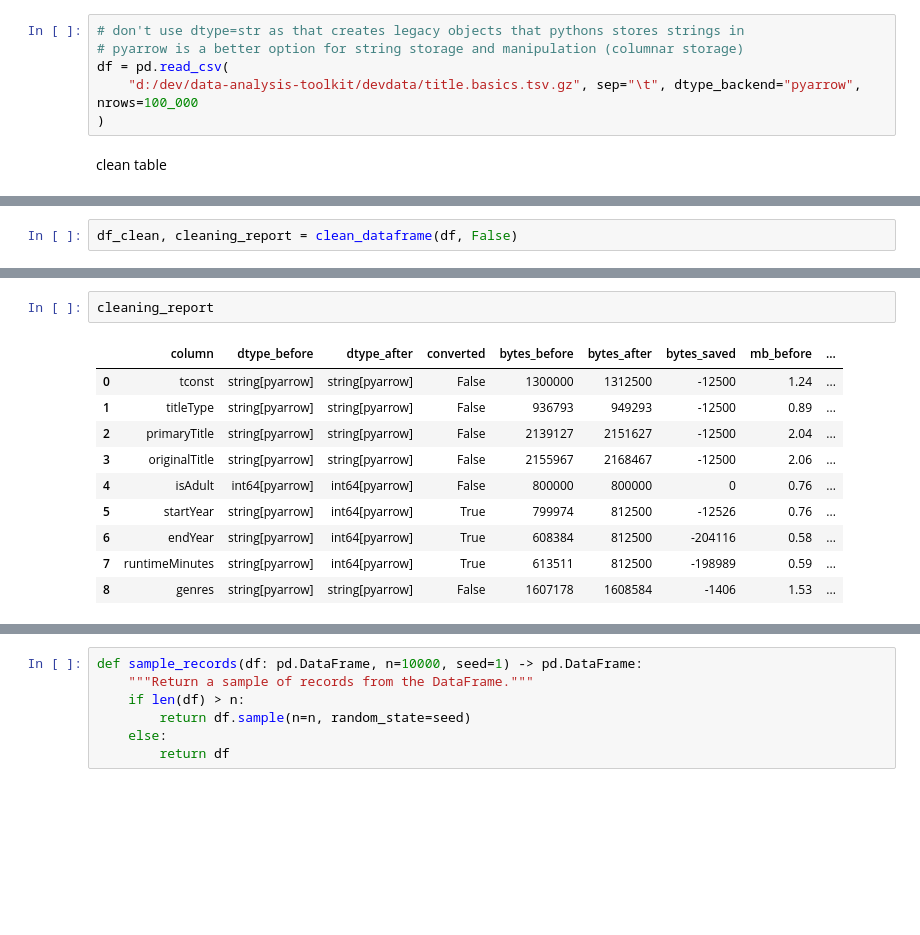
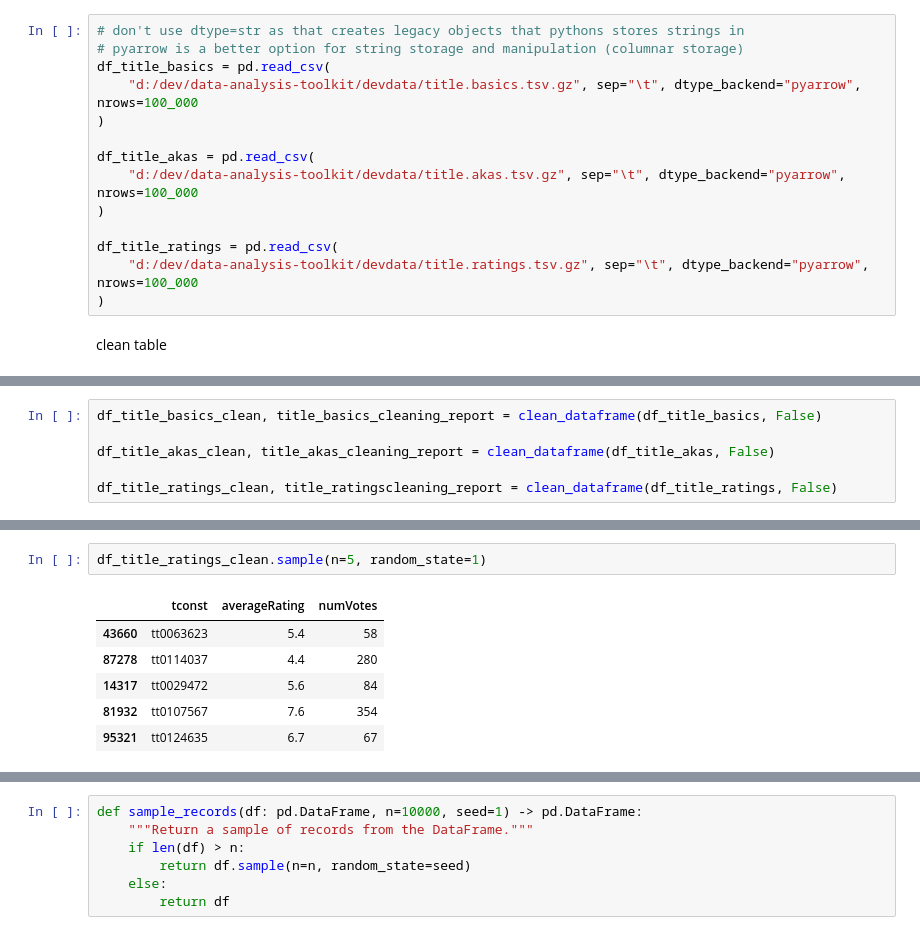
Before and after one commit to debeerpj/datkit, a Jupyter notebook: notebooks/first_profile.ipynb, the cells around one changed output, grey strips where cells are left out. Drawn from its saved outputs; the diff is of its cells as text; blank space fills up the shorter version.

Commit message:
cleaning and clarifying

```diff
--- a/notebooks/first_profile.ipynb
+++ b/notebooks/first_profile.ipynb
@@ -10,9 +10,17 @@ Import table
 # %%
 # don't use dtype=str as that creates legacy objects that pythons stores strings in
 # pyarrow is a better option for string storage and manipulation (columnar storage)
-df = pd.read_csv(
+df_title_basics = pd.read_csv(
     "d:/dev/data-analysis-toolkit/devdata/title.basics.tsv.gz", sep="\t", dtype_backend="pyarrow", nrows=100_000
 )
+
+df_title_akas = pd.read_csv(
+    "d:/dev/data-analysis-toolkit/devdata/title.akas.tsv.gz", sep="\t", dtype_backend="pyarrow", nrows=100_000
+)
+
+df_title_ratings = pd.read_csv(
+    "d:/dev/data-analysis-toolkit/devdata/title.ratings.tsv.gz", sep="\t", dtype_backend="pyarrow", nrows=100_000
+)
 # %% [markdown]
 clean table
 # %%
@@ -27,3 +53,7 @@ df.sample(n=5, random_state=1)
 # %%
-df_clean, cleaning_report = clean_dataframe(df, False)
+df_title_basics_clean, title_basics_cleaning_report = clean_dataframe(df_title_basics, False)
+
+df_title_akas_clean, title_akas_cleaning_report = clean_dataframe(df_title_akas, False)
+
+df_title_ratings_clean, title_ratingscleaning_report = clean_dataframe(df_title_ratings, False)
 # %%
@@ -38,13 +81,9 @@ df_clean.sample(n=5, random_state=1)
 # %%
-cleaning_report
+df_title_ratings_clean.sample(n=5, random_state=1)
 # %% [output]
-|  | column | dtype_before | dtype_after | converted | bytes_before | bytes_after | bytes_saved | mb_before | ... |
-| 0 | tconst | string[pyarrow] | string[pyarrow] | False | 1300000 | 1312500 | -12500 | 1.24 | ... |
-| 1 | titleType | string[pyarrow] | string[pyarrow] | False | 936793 | 949293 | -12500 | 0.89 | ... |
-| 2 | primaryTitle | string[pyarrow] | string[pyarrow] | False | 2139127 | 2151627 | -12500 | 2.04 | ... |
-| 3 | originalTitle | string[pyarrow] | string[pyarrow] | False | 2155967 | 2168467 | -12500 | 2.06 | ... |
-| 4 | isAdult | int64[pyarrow] | int64[pyarrow] | False | 800000 | 800000 | 0 | 0.76 | ... |
-| 5 | startYear | string[pyarrow] | int64[pyarrow] | True | 799974 | 812500 | -12526 | 0.76 | ... |
-| 6 | endYear | string[pyarrow] | int64[pyarrow] | True | 608384 | 812500 | -204116 | 0.58 | ... |
-| 7 | runtimeMinutes | string[pyarrow] | int64[pyarrow] | True | 613511 | 812500 | -198989 | 0.59 | ... |
-| 8 | genres | string[pyarrow] | string[pyarrow] | False | 1607178 | 1608584 | -1406 | 1.53 | ... |
+|  | tconst | averageRating | numVotes |
+| 43660 | tt0063623 | 5.4 | 58 |
+| 87278 | tt0114037 | 4.4 | 280 |
+| 14317 | tt0029472 | 5.6 | 84 |
+| 81932 | tt0107567 | 7.6 | 354 |
+| 95321 | tt0124635 | 6.7 | 67 |
```
Also changed, not shown: parts of 7 cells of this notebook, 8 other files.
